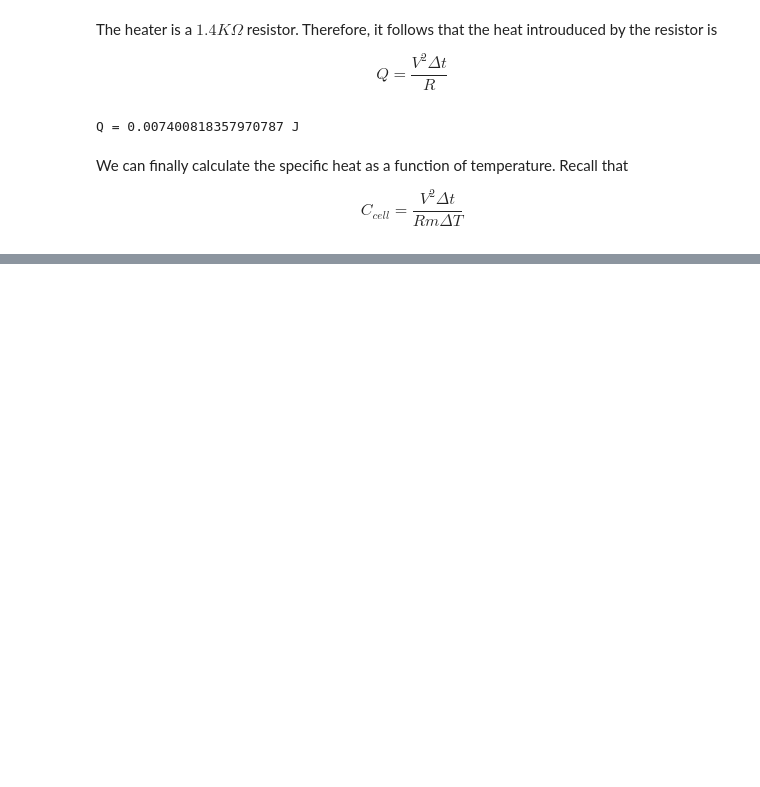
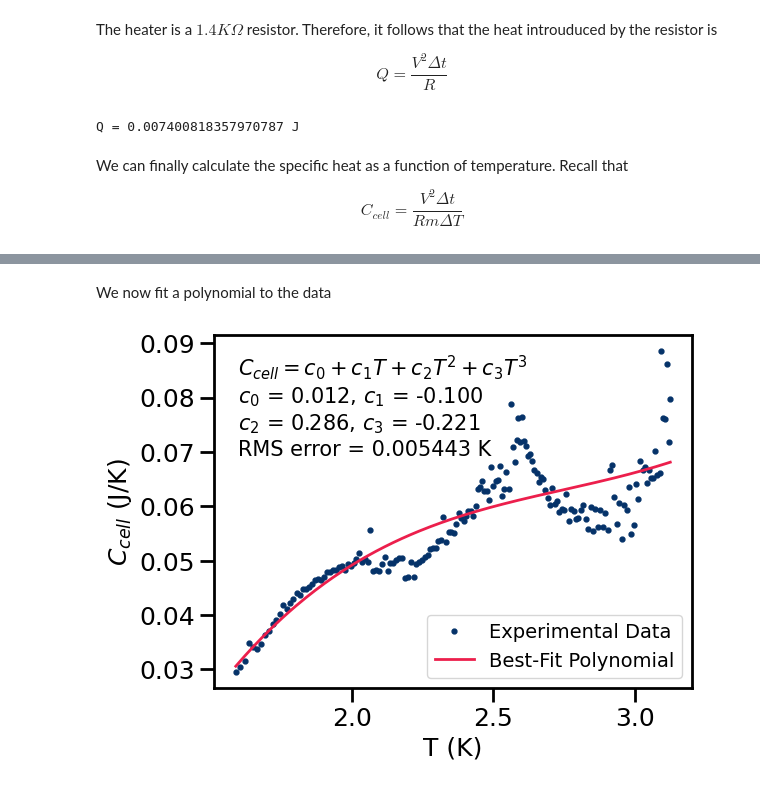
Before and after one commit to jorgegponce/superfluidhelium, a Jupyter notebook: Code/heatCapacity.ipynb, the cells around one changed output, grey strips where cells are left out. Drawn from its saved outputs; the diff is of its cells as text; code cells hidden in the pictures; blank space fills up the shorter version.

```diff
--- a/Code/heatCapacity.ipynb
+++ b/Code/heatCapacity.ipynb
@@ -757,0 +758,58 @@ plt.show()
+# %% [markdown]
+We now fit a polynomial to the data
+# %%
+
+Ts_Cu = average_temperatures[1:]
+Cs_Cu = heat_capacities
+
+
+degree = 3
+cu_coeffs = np.polyfit(Ts_Cu, Cs_Cu, deg=degree)
+
+# we define a function with the parameters of our model
+def copper_C_of_T(T):
+    """
+    Returns the temperature (K) given a vapor pressure P (Pa),
+    based on a polynomial fit in ln(P).
+    """
+    return np.polyval(cu_coeffs, T)
+
+
+fit_values = copper_C_of_T(Ts_Cu)
+errors = fit_values - Cs_Cu
+rms_error = np.sqrt(np.mean(errors**2))
+
+# Build a text string displaying the equation and fit parameters
+equation_text = r"$C_{cell} = c_0 + c_1 T + c_2 T^2 + c_3 T^3$"  # The equation in LaTeX form
+params_text = (rf"$c_0$ = {cu_coeffs[0]:.3f}, "
+               rf"$c_1$ = {cu_coeffs[1]:.3f}" + "\n"
+               rf"$c_2$ = {cu_coeffs[2]:.3f}, "
+               rf"$c_3$ = {cu_coeffs[3]:.3f}" + "\n"
+               f"RMS error = {rms_error:.6f} K")
+
+text_string = equation_text + "\n" + params_text
+
+# Place the text box within the axes
+plt.text(
+    0.05, 0.95, text_string,
+    transform=plt.gca().transAxes,
+    verticalalignment='top',
+    fontsize=15,
+    bbox=dict(boxstyle='round', facecolor='white', alpha=0.0)
+)
+
+plt.plot(Ts_Cu, Cs_Cu, 'o', markersize=3.5, color=color_blue, label = 'Experimental Data')
+plt.plot(Ts_Cu, fit_values, '-', color=color_red, label=f'Best-Fit Polynomial')
+
+# plt.title(f"RMS error: {rms_error:.6f} J/K")
+
+plt.xlabel('T (K)')
+plt.ylabel(r'$C_{cell}$ (J/K)')
+
+
+plt.legend(fontsize = 14)
+plt.tight_layout()
+plt.savefig('../Figures/HeatCapacity/empty_heat_capacity_fit.png', dpi = 300)
+plt.show()
+# %% [output]
+[figure, added]
```
Also changed, not shown: parts of 25 cells of this notebook, 8 other files.
